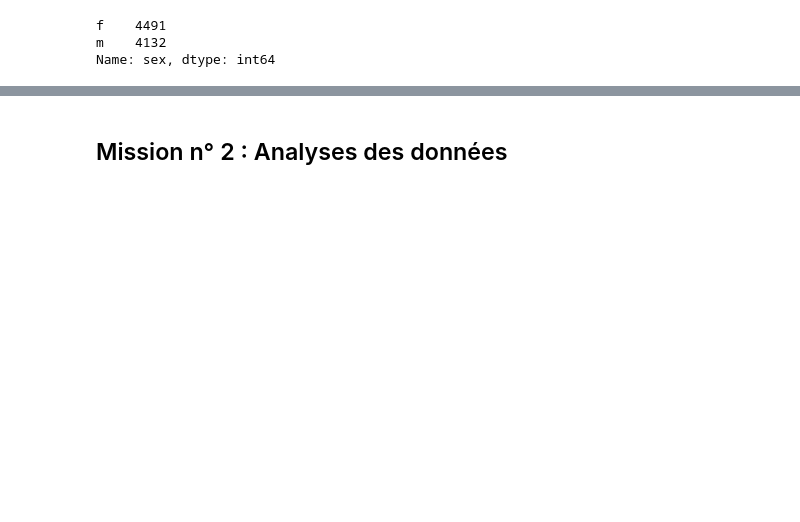
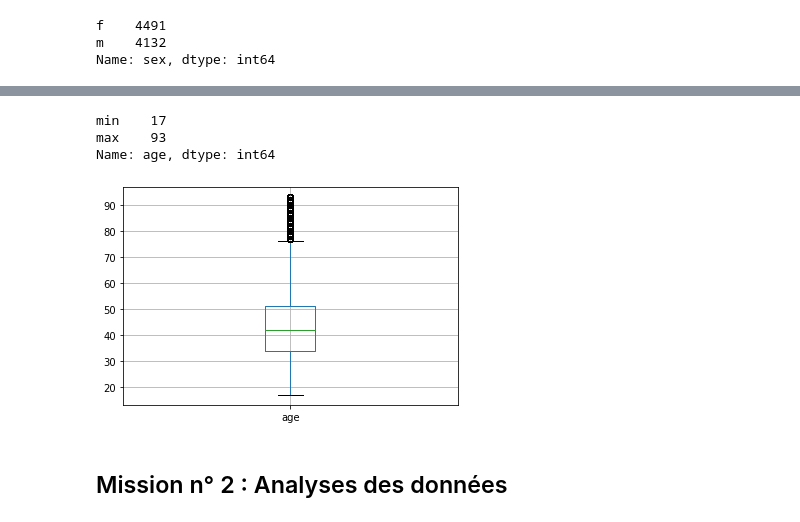
Before and after one commit to lilifull/Brief_7, a Jupyter notebook: Analyse_Librairie.ipynb, the cells around one changed output, grey strips where cells are left out. Cells and saved outputs as stored; diff of their text form; code cells hidden in the pictures; blank space fills up the shorter version.

```diff
--- a/Analyse_Librairie.ipynb
+++ b/Analyse_Librairie.ipynb
@@ -233,0 +295,14 @@ Name: sex, dtype: int64
+# %%
+df_all['simple_date'] = pd.DatetimeIndex(df_all.date).date
+# %%
+df_all['hour'] = pd.DatetimeIndex(df_all.date).time
+# %%
+import locale
+locale.setlocale(locale.LC_ALL, 'fr_FR')
+
+df_all['day'] = pd.DatetimeIndex(df_all.date).strftime('%A')
+df_all['month'] = pd.DatetimeIndex(df_all.date).strftime('%B')
+df_all['hour'] = pd.DatetimeIndex(df_all.date).strftime('%H:%M')
+# %%
+df_all['client_age'] = df_all.year - df_all.birth
+df_all
@@ -234,2 +323,10 @@ Name: sex, dtype: int64
+# %%
+df_all[['age']].boxplot()
+df_all.age.agg(['min', 'max'])
+# %% [output]
+min    17
+max    93
+Name: age, dtype: int64
+[figure, added]
 # %% [markdown]
 ## Mission n° 2 : Analyses des données
```
Also changed, not shown: parts of 25 cells of this notebook.
